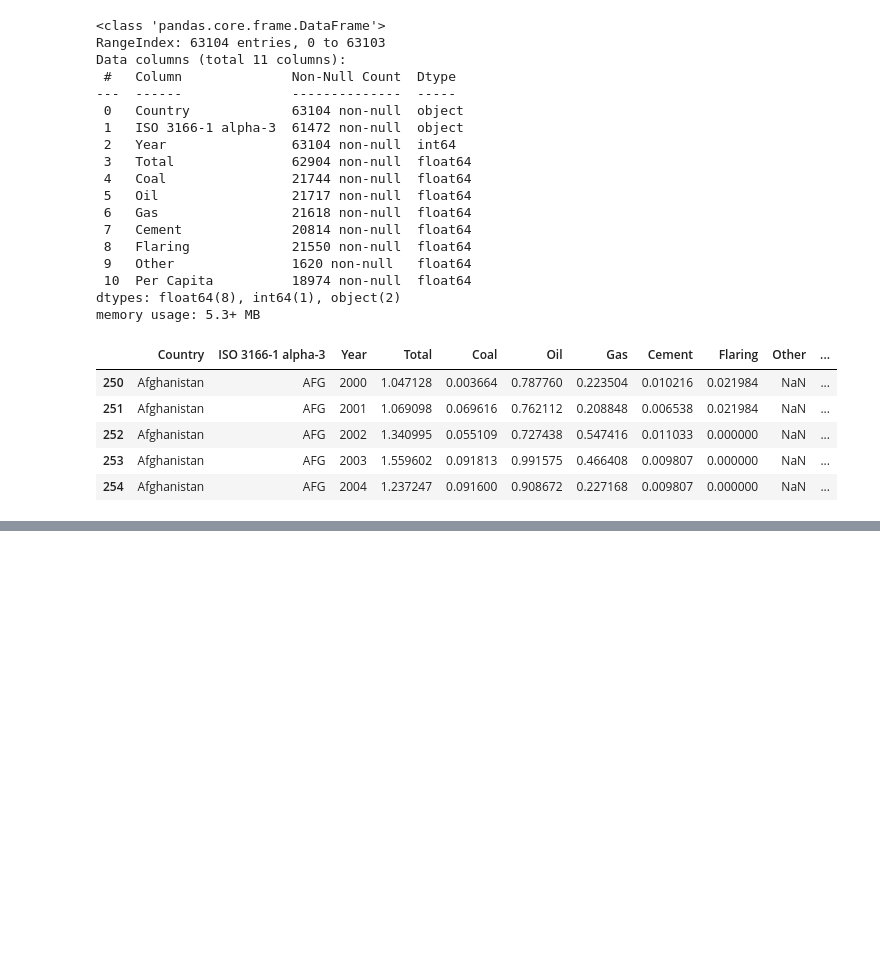
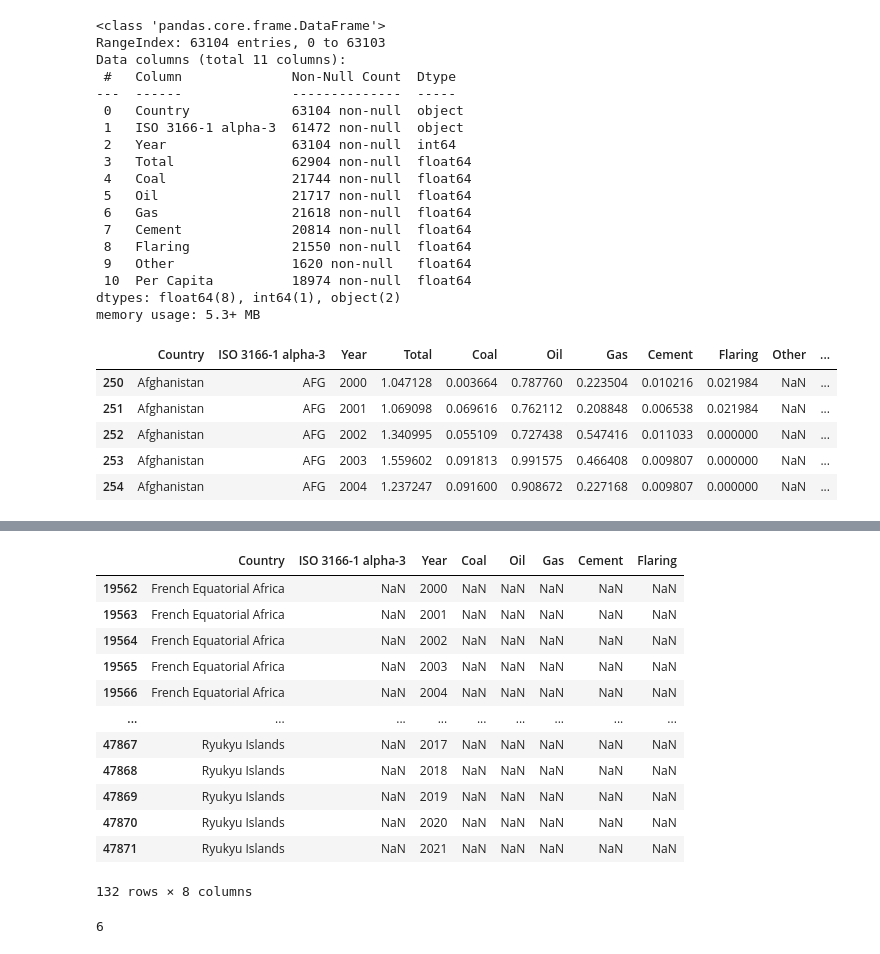
Before and after one commit to RachNovak/Project3, a Jupyter notebook: project_draft.ipynb, the cells around one changed output, grey strips where cells are left out. Drawn from its saved outputs; the diff is of its cells as text; code cells hidden in the pictures; blank space fills up the shorter version.

Commit message:
cleaning data to get rid of countries w/o ISO

```diff
--- a/project_draft.ipynb
+++ b/project_draft.ipynb
@@ -70,3 +70,6 @@ year2000_df.head()
 | 252 | Afghanistan | AFG | 2002 | 1.340995 | 0.055109 | 0.727438 | 0.547416 | 0.011033 | 0.000000 | NaN | ... |
 | 253 | Afghanistan | AFG | 2003 | 1.559602 | 0.091813 | 0.991575 | 0.466408 | 0.009807 | 0.000000 | NaN | ... |
 | 254 | Afghanistan | AFG | 2004 | 1.237247 | 0.091600 | 0.908672 | 0.227168 | 0.009807 | 0.000000 | NaN | ... |
+# %%
+year2000_df.drop(["Total", "Other", "Per Capita"], axis = 1, inplace=True)
+year2000_df.head(10)
@@ -73,3 +104,26 @@ year2000_df.head()
+# %%
+#ISO codes we can fix for the countries
+year2000_df[year2000_df['ISO 3166-1 alpha-3'].isna() == True]
+# %% [output]
+|  | Country | ISO 3166-1 alpha-3 | Year | Coal | Oil | Gas | Cement | Flaring |
+| 19562 | French Equatorial Africa | NaN | 2000 | NaN | NaN | NaN | NaN | NaN |
+| 19563 | French Equatorial Africa | NaN | 2001 | NaN | NaN | NaN | NaN | NaN |
+| 19564 | French Equatorial Africa | NaN | 2002 | NaN | NaN | NaN | NaN | NaN |
+| 19565 | French Equatorial Africa | NaN | 2003 | NaN | NaN | NaN | NaN | NaN |
+| 19566 | French Equatorial Africa | NaN | 2004 | NaN | NaN | NaN | NaN | NaN |
+| ... | ... | ... | ... | ... | ... | ... | ... | ... |
+| 47867 | Ryukyu Islands | NaN | 2017 | NaN | NaN | NaN | NaN | NaN |
+| 47868 | Ryukyu Islands | NaN | 2018 | NaN | NaN | NaN | NaN | NaN |
+| 47869 | Ryukyu Islands | NaN | 2019 | NaN | NaN | NaN | NaN | NaN |
+| 47870 | Ryukyu Islands | NaN | 2020 | NaN | NaN | NaN | NaN | NaN |
+| 47871 | Ryukyu Islands | NaN | 2021 | NaN | NaN | NaN | NaN | NaN |
+132 rows × 8 columns
+# %%
+countries = list(year2000_df[year2000_df['ISO 3166-1 alpha-3'].isna() ==True]['Country'].unique())
+
+len(countries)
+# %% [output]
+6
 # %%
 import hvplot.pandas
 from matplotlib import pyplot as pyplot
```
Also changed, not shown: parts of 2 cells of this notebook.
